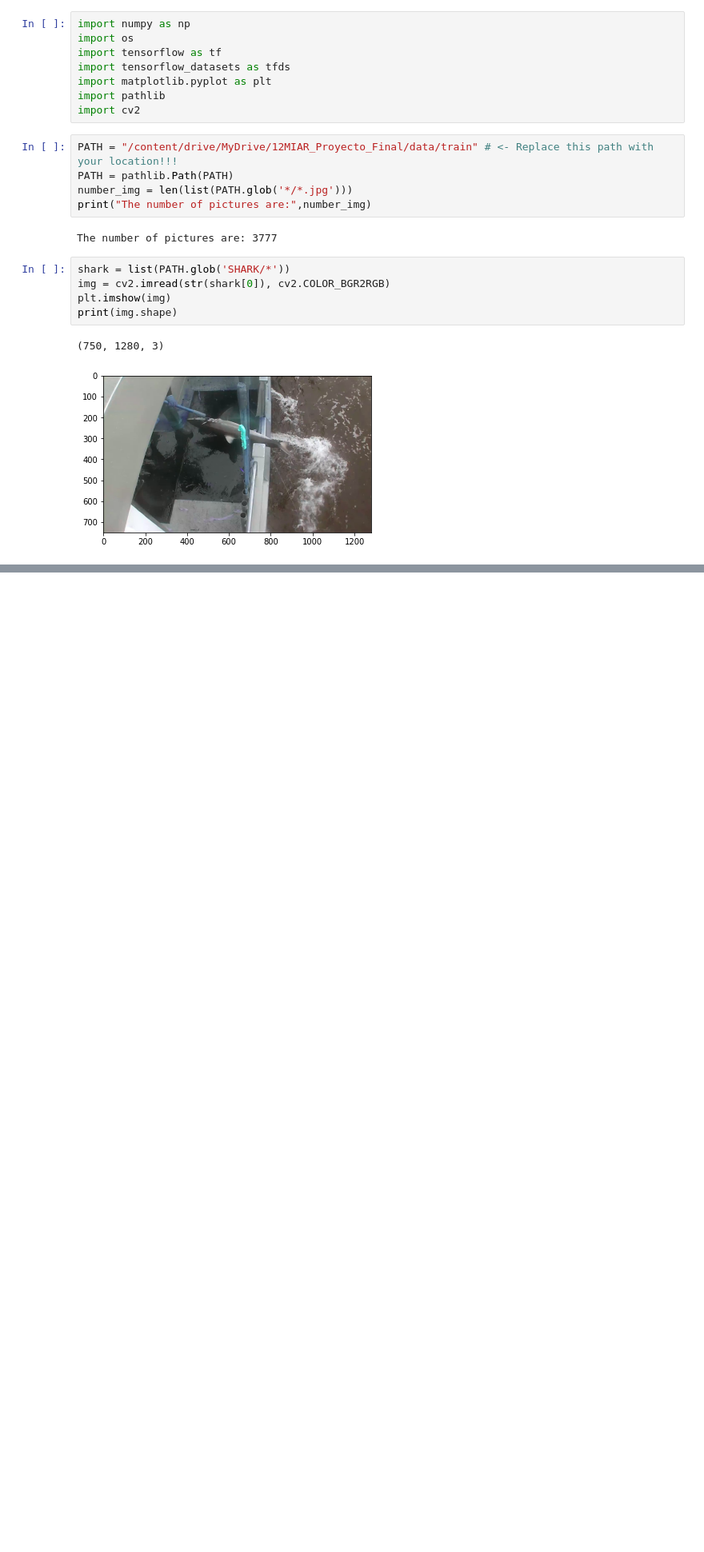
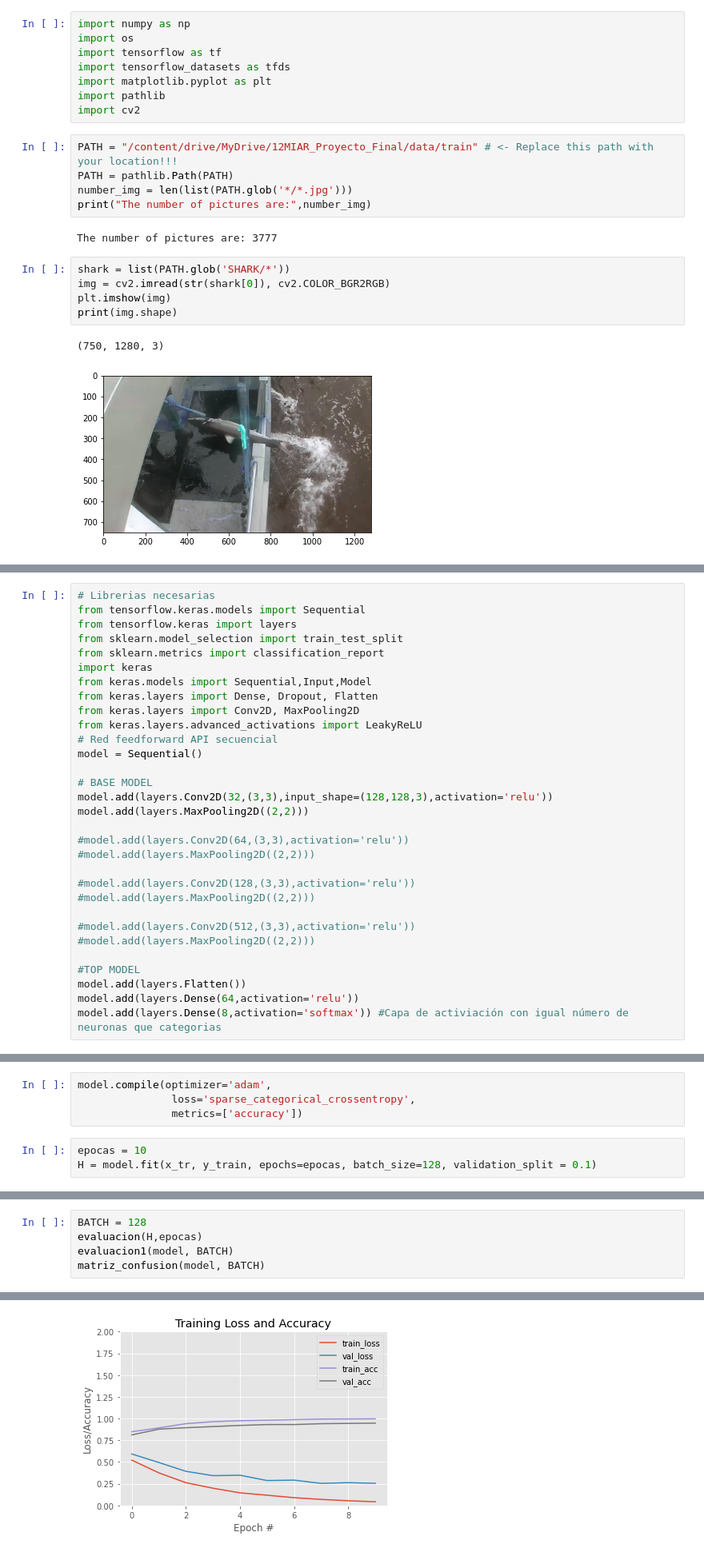
Before and after one commit to SamuelBrand97/Deep-Learning, a Jupyter notebook: Convolutional_Neural_Network(CNN).ipynb, the cells around one changed output, grey strips where cells are left out. Shown at 80% size. Drawn from its saved outputs; the diff is of its cells as text; blank space fills up the shorter version.

```diff
--- a/Convolutional_Neural_Network(CNN).ipynb
+++ b/Convolutional_Neural_Network(CNN).ipynb
@@ -64,0 +147,31 @@ Using 755 files for validation.
+# %%
+# Librerias necesarias
+from tensorflow.keras.models import Sequential
+from tensorflow.keras import layers
+from sklearn.model_selection import train_test_split
+from sklearn.metrics import classification_report
+import keras
+from keras.models import Sequential,Input,Model
+from keras.layers import Dense, Dropout, Flatten
+from keras.layers import Conv2D, MaxPooling2D
+from keras.layers.advanced_activations import LeakyReLU
+# Red feedforward API secuencial
+model = Sequential()
+
+# BASE MODEL
+model.add(layers.Conv2D(32,(3,3),input_shape=(128,128,3),activation='relu'))
+model.add(layers.MaxPooling2D((2,2)))
+
+#model.add(layers.Conv2D(64,(3,3),activation='relu'))
+#model.add(layers.MaxPooling2D((2,2)))
+
+#model.add(layers.Conv2D(128,(3,3),activation='relu'))
+#model.add(layers.MaxPooling2D((2,2)))
+
+#model.add(layers.Conv2D(512,(3,3),activation='relu'))
+#model.add(layers.MaxPooling2D((2,2)))
+
+#TOP MODEL
+model.add(layers.Flatten())
+model.add(layers.Dense(64,activation='relu'))
+model.add(layers.Dense(8,activation='softmax')) #Capa de activiación con igual número de neuronas que categorias
@@ -64,0 +201,7 @@ Using 755 files for validation.
+# %%
+model.compile(optimizer='adam',
+               loss='sparse_categorical_crossentropy',
+               metrics=['accuracy'])
+# %%
+epocas = 10
+H = model.fit(x_tr, y_train, epochs=epocas, batch_size=128, validation_split = 0.1)
@@ -64,0 +219,6 @@ Using 755 files for validation.
+# %%
+BATCH = 128
+evaluacion(H,epocas)
+evaluacion1(model, BATCH)
+matriz_confusion(model, BATCH)
+# %% [output]
@@ -64,0 +240 @@ Using 755 files for validation.
+[figure, added]
```
Also changed, not shown: parts of 23 cells of this notebook.
